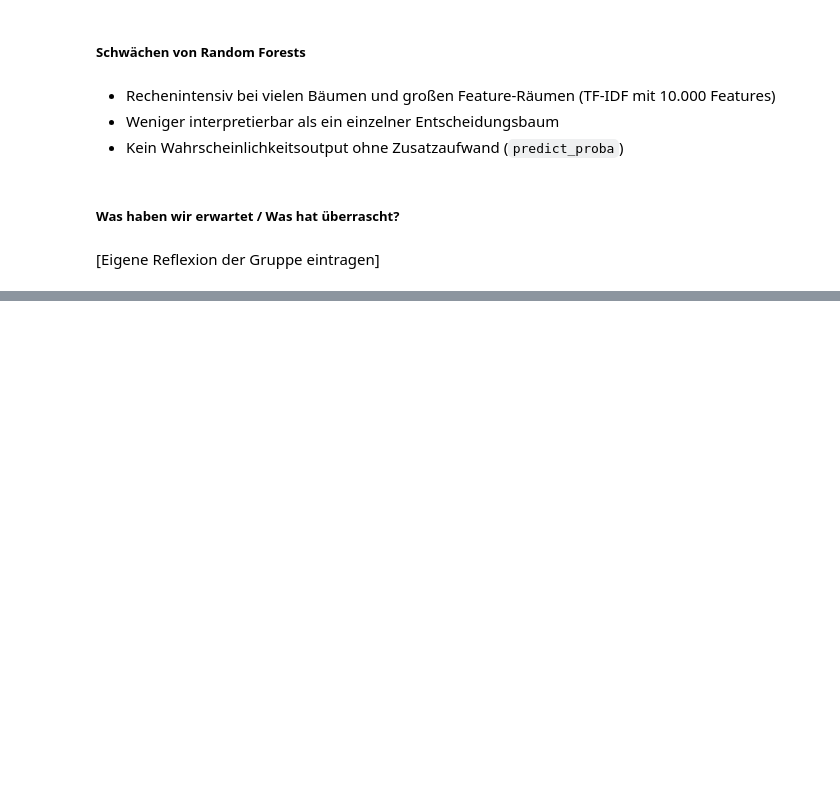
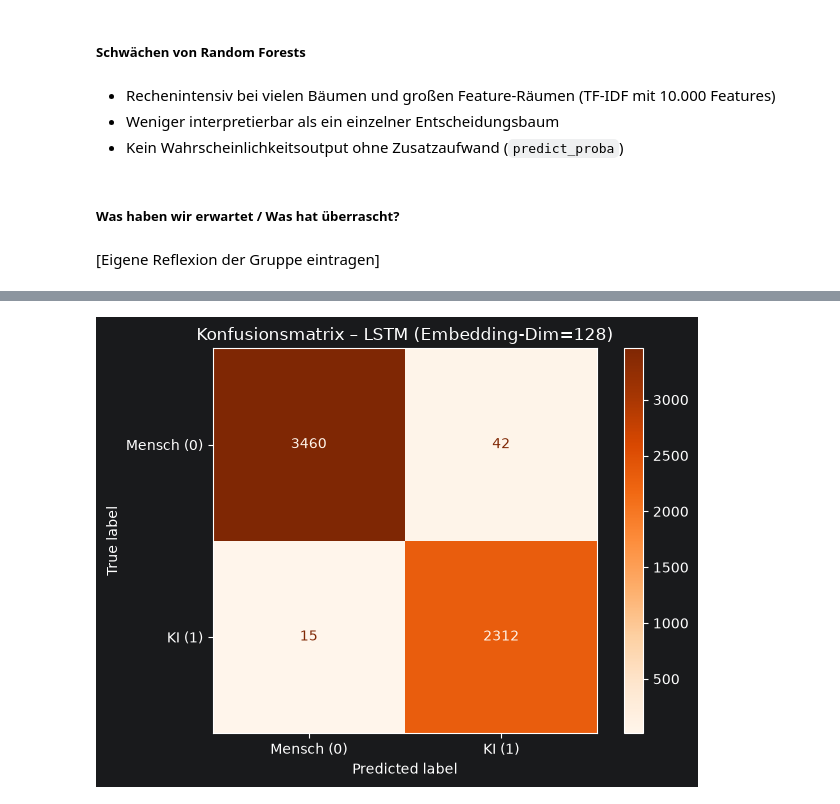
Before and after one commit to TheAmarok/Neue-Konzepte-Gruppe-9, a Jupyter notebook: Notebook_Abgabeversion.ipynb, the cells around one changed output, grey strips where cells are left out. Cells and saved outputs as stored; diff of their text form; code cells hidden in the pictures; blank space fills up the shorter version.

```diff
--- a/Notebook_Abgabeversion.ipynb
+++ b/Notebook_Abgabeversion.ipynb
@@ -2714,0 +2998,19 @@ Scores je Fold: [np.float64(0.9842), np.float64(0.9829), np.float64(0.984), np.f
+# %%
+def build_lstm_model(vocab_size, max_len, embedding_dim=64, lstm_units=64, dropout_rate=0.3):
+    model = keras.Sequential([
+        layers.Input(shape=(max_len,)),
+        layers.Embedding(input_dim=vocab_size, output_dim=embedding_dim),
+        layers.LSTM(lstm_units, dropout=dropout_rate, recurrent_dropout=0.0),
+        layers.Dense(32, activation="relu"),
+        layers.Dropout(dropout_rate),
+        layers.Dense(1, activation="sigmoid"),
+    ])
+    model.compile(
+        optimizer="adam",
+        loss="binary_crossentropy",
+        metrics=["accuracy"]
+    )
+    return model
+
+lstm_model = build_lstm_model(vocab_size=VOCAB_SIZE, max_len=MAX_LEN)
+lstm_model.summary()
@@ -2714,0 +3086,20 @@ Scores je Fold: [np.float64(0.9842), np.float64(0.9829), np.float64(0.984), np.f
+# %%
+best_emb_dim = lstm_results_df.loc[lstm_results_df["Val F1"].idxmax(), "Embedding-Dim"]
+print(f"Gewählte Embedding-Dimension: {best_emb_dim}")
+
+lstm_best = build_lstm_model(vocab_size=VOCAB_SIZE, max_len=MAX_LEN, embedding_dim=int(best_emb_dim))
+lstm_best.fit(
+    np.vstack([X_train_pad, X_val_pad]),
+    np.concatenate([y_train, y_val]),
+    epochs=int(lstm_results_df.loc[lstm_results_df["Val F1"].idxmax(), "Epochs trainiert"]),
+    batch_size=64, verbose=0
+)
+
+y_pred_lstm = (lstm_best.predict(X_test_pad, verbose=0) > 0.5).astype(int).flatten()
+test_acc_lstm = accuracy_score(y_test, y_pred_lstm)
+test_f1_lstm  = f1_score(y_test, y_pred_lstm)
+
+print(f"Test Accuracy: {test_acc_lstm:.4f}")
+print(f"Test F1-Score: {test_f1_lstm:.4f}")
+print("\nKlassifikationsbericht:")
+print(classification_report(y_test, y_pred_lstm, target_names=["Mensch (0)", "KI (1)"]))
@@ -2714,0 +3120,8 @@ Scores je Fold: [np.float64(0.9842), np.float64(0.9829), np.float64(0.984), np.f
+# %%
+cm = confusion_matrix(y_test, y_pred_lstm)
+ConfusionMatrixDisplay(confusion_matrix=cm, display_labels=["Mensch (0)", "KI (1)"]).plot(cmap="Oranges")
+plt.title(f"Konfusionsmatrix – LSTM (Embedding-Dim={best_emb_dim})")
+plt.tight_layout()
+plt.show()
+# %% [output]
+[figure, added]
```
Also changed, not shown: parts of 53 cells of this notebook.
